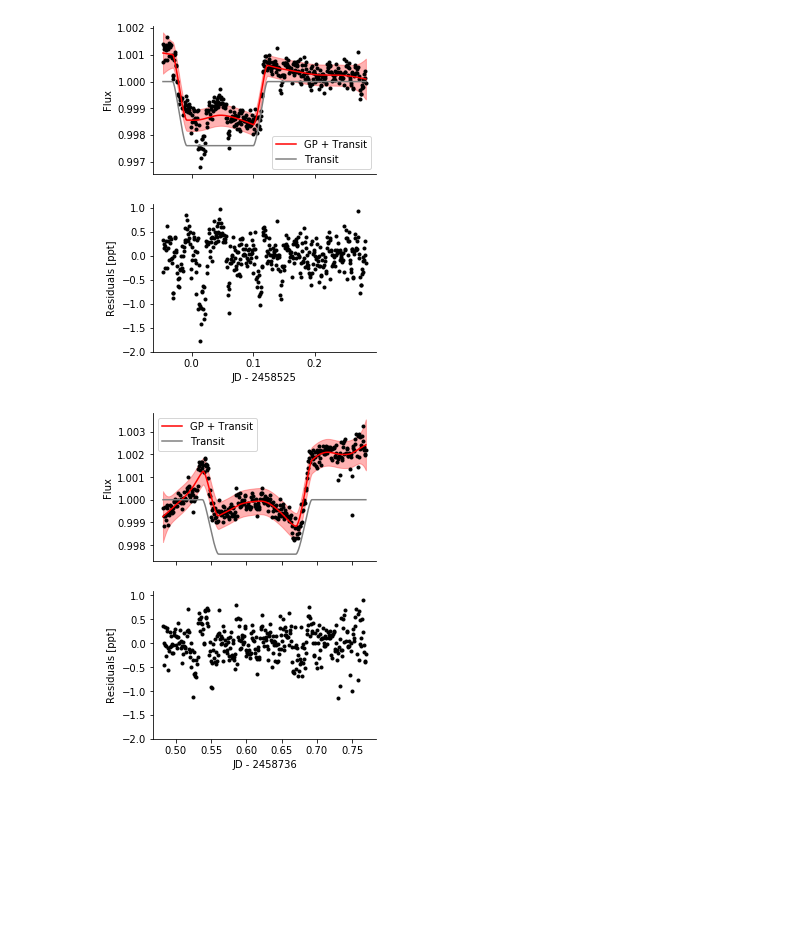
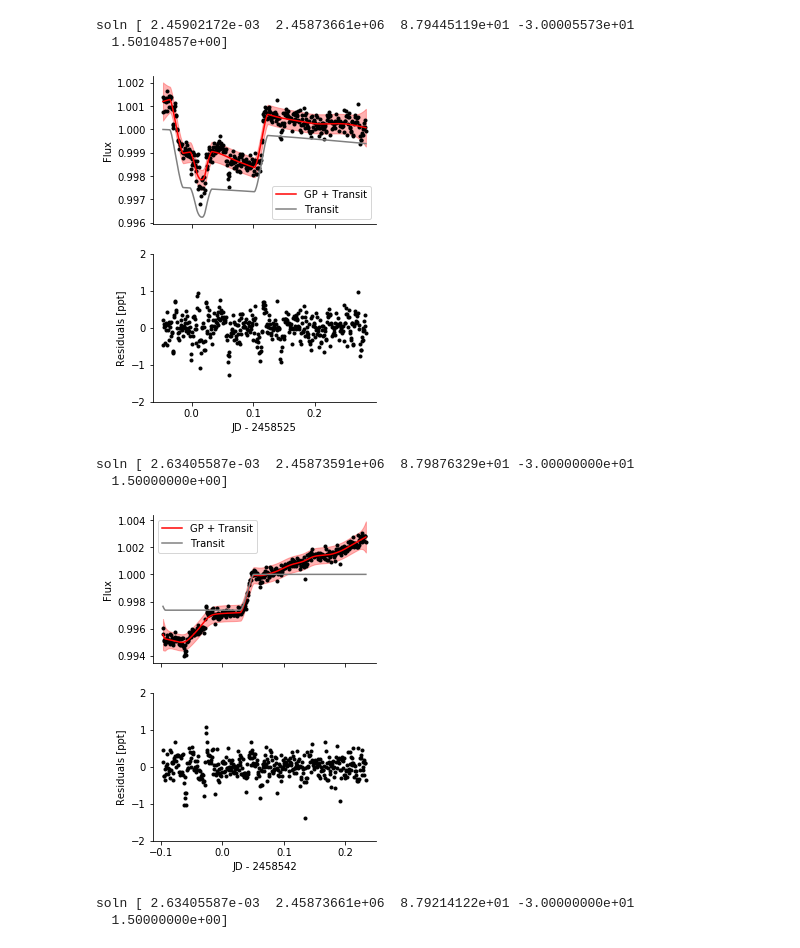
Before and after one commit to bmorris3/aumic_spitzer, a Jupyter notebook: init_analysis.ipynb, the cells around one changed output. Saved outputs shown, nothing was run; the diff lists cells and outputs as text; code cells hidden in the pictures; blank space fills up the shorter version.

Commit message:
Adding single spot occultation to first visit

```diff
--- a/init_analysis.ipynb
+++ b/init_analysis.ipynb
@@ -17,5 +18,5 @@ from scipy.optimize import minimize
 # %%
-lc_paths = glob('data/aumic_b_visit*.csv')[::2]
+lc_paths = glob('data/aumic_b_visit*.csv')#[::2]
 # %%
 class LightCurve(object):
     def __init__(self, t, f, e):
@@ -35,12 +38,17 @@ class LightCurve(object):
 # %%
 p = TransitParams()
 
-init_depth = float(0.4 * R_jup / R_star)**2   # Spitzer proposal
-init_inc = 87.9  # manual retrieval
-init_t0 = 2458736.6155799085  # manual retrieval
-
 R_star = 0.84 * R_sun  # wikipedia
 M_star = 0.31 * M_sun  # wikipedia
+
+init_depth = float(0.4 * R_jup / R_star)**2   # Spitzer proposal
+init_inc = 87.95  # manual retrieval
+init_t0 = 2458736.6155799085  # manual retrieval
+init_lon = -30
+init_contrast = 5
+
+inc_stellar = 90 * u.deg
+time_ref = 2458525.118161289
 
 p.per = 17.6308
 p.t0 = 2458736.6155799085
@@ -50,5 +58,7 @@ p.inc = 87.9
 p.u = [0, 0]
 p.limb_dark = 'quadratic'
 p.w = 90
-p.a = float(((G * M_star) / (4 * np.pi**2) * (p.per * u.day)**2)**(1/3) / R_star)
+p.a = float(((G * M_star) / (4 * np.pi**2) *
+             (p.per * u.day)**2)**(1/3) / R_star)
 p.ecc = 0
+p.lam = 0
@@ -68,24 +97,39 @@ class MeanModel(modeling.Model):
 # %%
 lcs = []
 
-rhos = [2, 1.25]
-locs = ['lower right', 'upper left']
+log_rhos = [2.5, 1.5, 1]
+t0_offsets = [0, -0.7, 0]
+locs = ['lower right', 'upper left', 'upper left']
+contrasts = [1.5, 1.5, 1.5]
 
 for i, lc_path in enumerate(lc_paths):
     lc = LightCurve.from_csv(lc_path)
     lcs.append(lc)
 
     bounds = dict(depth=[0.9 * init_depth, 1.1 * init_depth],
-                  t0=[init_t0 - 0.02, init_t0 + 0.02],
-                  inc=[init_inc - 1, init_inc + 1])
+                  t0=[init_t0 - 0.05 + t0_offsets[i], init_t0 + 0.05 + t0_offsets[i]],
+                  inc=[87.5, 88.9],
+                  contrast=[1, 10],
+                  lon=[-90, 90])
 
-    gp = GP(terms.Matern32Term(log_sigma=1, log_rho=rhos[i]),
-            mean=MeanModel(depth=init_depth, t0=init_t0, inc=init_inc,
-                           bounds=bounds),
+    gp = GP(terms.Matern32Term(log_sigma=1, log_rho=log_rhos[i]),
+#             mean=MeanModel(depth=init_depth, t0=init_t0 + t0_offsets[i], inc=init_inc,
+#                            bounds=bounds),
+            mean=MeanModelSpots(depth=init_depth, t0=init_t0 + t0_offsets[i],
+                                inc=init_inc, lon=init_lon,
+                                contrast=contrasts[i],
+                                bounds=bounds),
             fit_mean=True)
+    gp.kernel.freeze_parameter('log_sigma')
     gp.kernel.freeze_parameter('log_rho')
 
     gp.compute(lc.time.jd, lc.err)
+
+    # Plot initial model
+#     plt.plot(lc.time.jd, lc.flux, '.')
+#     plt.plot(lc.time.jd, gp.mean.get_value(lc.time.jd))
+#     plt.show()
+
 
     # Define a cost function
     def neg_log_like(params, y, gp):
@@ -96,38 +140,50 @@ for i, lc_path in enumerate(lc_paths):
     initial_params = gp.get_parameter_vector()
     bounds = gp.get_parameter_bounds()
     soln = minimize(neg_log_like, initial_params,
                     method="L-BFGS-B", bounds=bounds,
                     args=(lc.flux, gp))
-    soln_transit_params = soln.x[2:]
 
     gp.set_parameter_vector(soln.x)
+    print('soln', soln.x)
+    soln_transit_params = soln.x[2:]
     soln_transit = gp.mean.get_value(lc.time.jd)
 
     model, var = gp.predict(lc.flux, return_var=True)
-
     std = np.sqrt(var)
 
     fig, ax = plt.subplots(2, 1, figsize=(4, 6), sharex=True)
 
     bjd_offset = int(lc.time.jd.mean())
     ax[0].plot(lc.time.jd - bjd_offset, lc.flux, '.', color='k')
 
-    ax[0].plot(lc.time.jd - bjd_offset, model, color='r', label='GP + Transit')
-    ax[0].fill_between(lc.time.jd - bjd_offset, model - std, model + std,
+    ax[0].plot(lc.time.jd - bjd_offset, model,
+               color='r', label='GP + Transit')
+    ax[0].fill_between(lc.time.jd - bjd_offset,
+                       model - std, model + std,
                        color='r', alpha=0.3, zorder=-10)
 
-    ax[0].plot(lc.time.jd - bjd_offset, soln_transit, color='gray', label='Transit')
+    ax[0].plot(lc.time.jd - bjd_offset, soln_transit / soln_transit.max(),
+               color='gray', label='Transit')
 
     ax[1].plot(lc.time.jd - bjd_offset, (lc.flux - model) * 1e3, 'k.')
 
     ax[1].set(xlabel=f"JD - {bjd_offset:d}", ylabel='Residuals [ppt]')
     ax[0].legend(loc=locs[i])
     ax[0].set_ylabel('Flux')
+
     for axis in ax:
         for sp in ['right', 'top']:
             axis.spines[sp].set_visible(False)
-    ax[1].set_ylim([-2, 1.1])
+    ax[1].set_ylim([-2, 2])
+
+    fig.savefig(f'plots/lc_{i}.pdf', bbox_inches='tight')
     plt.show()
 # %% [output]
+soln [ 2.45902172e-03  2.45873661e+06  8.79445119e+01 -3.00005573e+01
+  1.50104857e+00]
-[figure, old version]
+[figure, new version]
+soln [ 2.63405587e-03  2.45873591e+06  8.79876329e+01 -3.00000000e+01
+  1.50000000e+00]
-[figure, old version]
+[figure, new version]
+soln [ 2.63405587e-03  2.45873661e+06  8.79214122e+01 -3.00000000e+01
+  1.50000000e+00]
```
Also changed, not shown: parts of 5 cells of this notebook.
